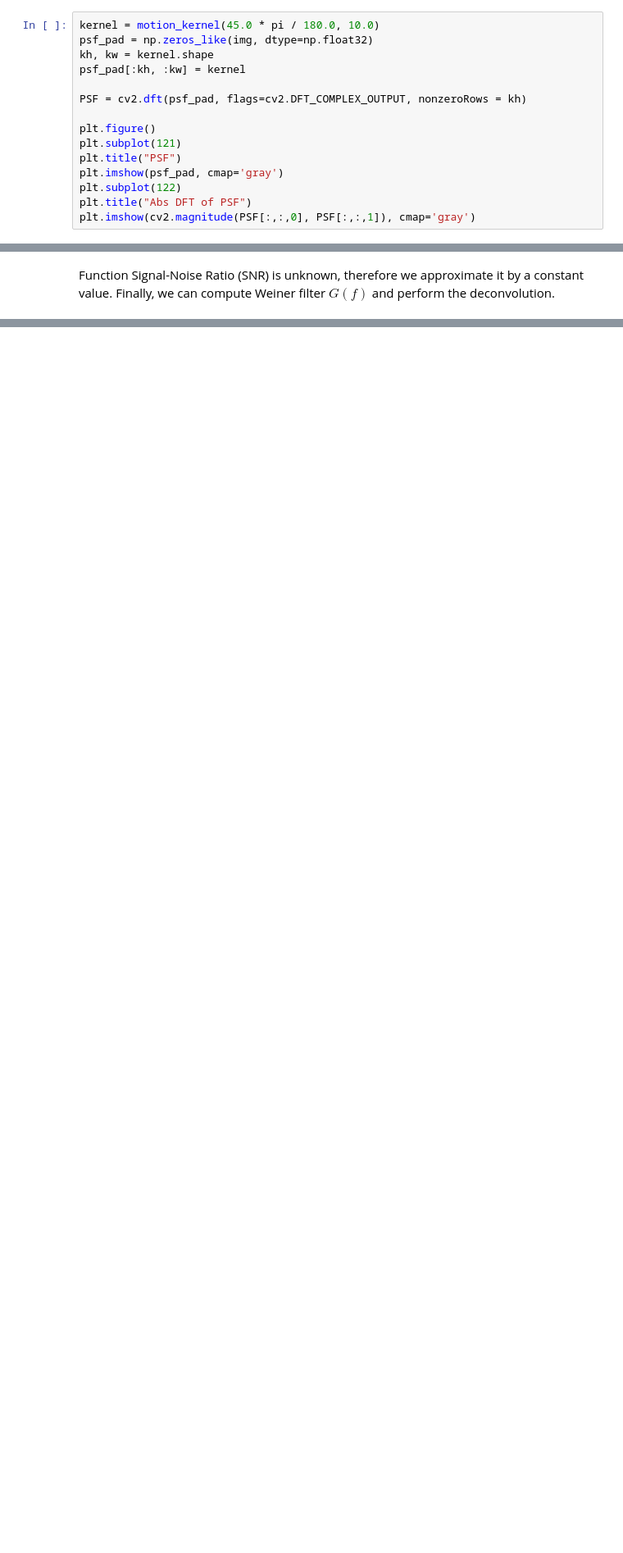
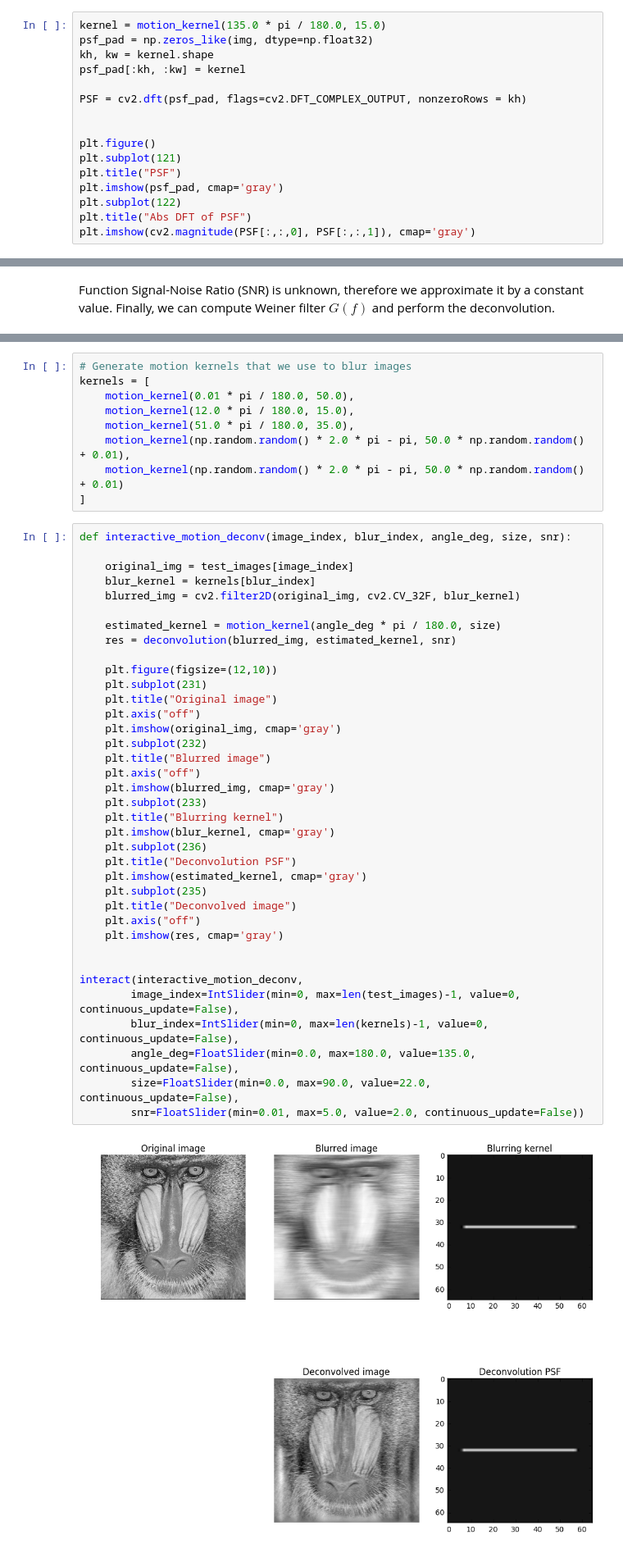
Before and after one commit to vfdev-5/CV_interactive, a Jupyter notebook: Deconvolution.ipynb, the cells around one changed output, grey strips where cells are left out. Shown at 82% size. Saved outputs shown, nothing was run; the diff lists cells and outputs as text; blank space fills up the shorter version.

```diff
--- a/Deconvolution.ipynb
+++ b/Deconvolution.ipynb
@@ -79,12 +83,13 @@ interact(interactive_motion_kernel,
 # %% [markdown]
 We need to pad computed kernel to the size of the image. Thus, we obtain a PSF and we can compute a DFT of the PSF.
 # %%
-kernel = motion_kernel(45.0 * pi / 180.0, 10.0)
+kernel = motion_kernel(135.0 * pi / 180.0, 15.0)
 psf_pad = np.zeros_like(img, dtype=np.float32)
 kh, kw = kernel.shape
 psf_pad[:kh, :kw] = kernel
 
 PSF = cv2.dft(psf_pad, flags=cv2.DFT_COMPLEX_OUTPUT, nonzeroRows = kh)
+
 
 plt.figure()
 plt.subplot(121)
@@ -100,0 +238,48 @@ Function Signal-Noise Ratio (SNR) is unknown, therefore we approximate it by a c
+# %%
+# Generate motion kernels that we use to blur images
+kernels = [
+    motion_kernel(0.01 * pi / 180.0, 50.0),
+    motion_kernel(12.0 * pi / 180.0, 15.0),
+    motion_kernel(51.0 * pi / 180.0, 35.0),
+    motion_kernel(np.random.random() * 2.0 * pi - pi, 50.0 * np.random.random() + 0.01),
+    motion_kernel(np.random.random() * 2.0 * pi - pi, 50.0 * np.random.random() + 0.01)
+]
+# %%
+def interactive_motion_deconv(image_index, blur_index, angle_deg, size, snr):
+
+    original_img = test_images[image_index]
+    blur_kernel = kernels[blur_index]
+    blurred_img = cv2.filter2D(original_img, cv2.CV_32F, blur_kernel)
+
+    estimated_kernel = motion_kernel(angle_deg * pi / 180.0, size)
+    res = deconvolution(blurred_img, estimated_kernel, snr)
+
+    plt.figure(figsize=(12,10))
+    plt.subplot(231)
+    plt.title("Original image")
+    plt.axis("off")
+    plt.imshow(original_img, cmap='gray')
+    plt.subplot(232)
+    plt.title("Blurred image")
+    plt.axis("off")
+    plt.imshow(blurred_img, cmap='gray')
+    plt.subplot(233)
+    plt.title("Blurring kernel")
+    plt.imshow(blur_kernel, cmap='gray')
+    plt.subplot(236)
+    plt.title("Deconvolution PSF")
+    plt.imshow(estimated_kernel, cmap='gray')
+    plt.subplot(235)
+    plt.title("Deconvolved image")
+    plt.axis("off")
+    plt.imshow(res, cmap='gray')
+
+
+interact(interactive_motion_deconv,
+        image_index=IntSlider(min=0, max=len(test_images)-1, value=0, continuous_update=False),
+        blur_index=IntSlider(min=0, max=len(kernels)-1, value=0, continuous_update=False),
+        angle_deg=FloatSlider(min=0.0, max=180.0, value=135.0, continuous_update=False),
+        size=FloatSlider(min=0.0, max=90.0, value=22.0, continuous_update=False),
+        snr=FloatSlider(min=0.01, max=5.0, value=2.0, continuous_update=False))
+# %% [output]
+[figure, added]
```
Also changed, not shown: parts of 19 cells of this notebook, 1 other file.
